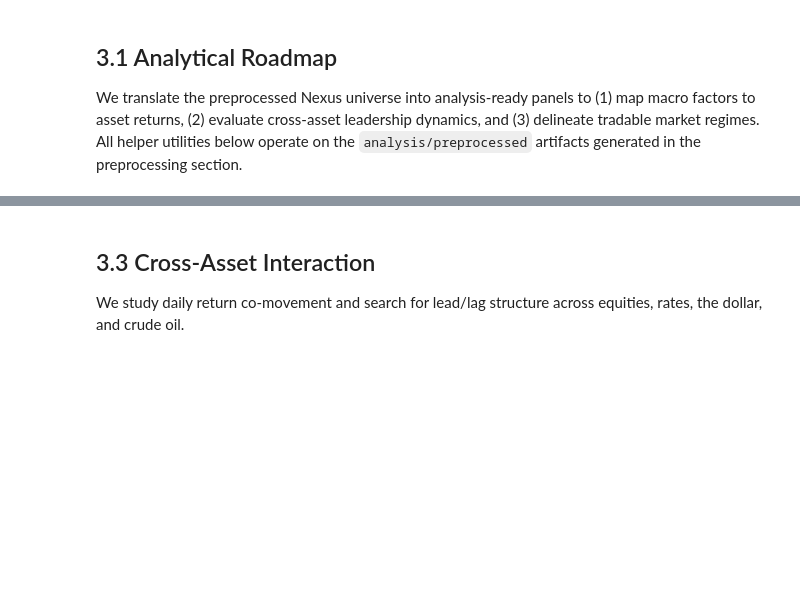
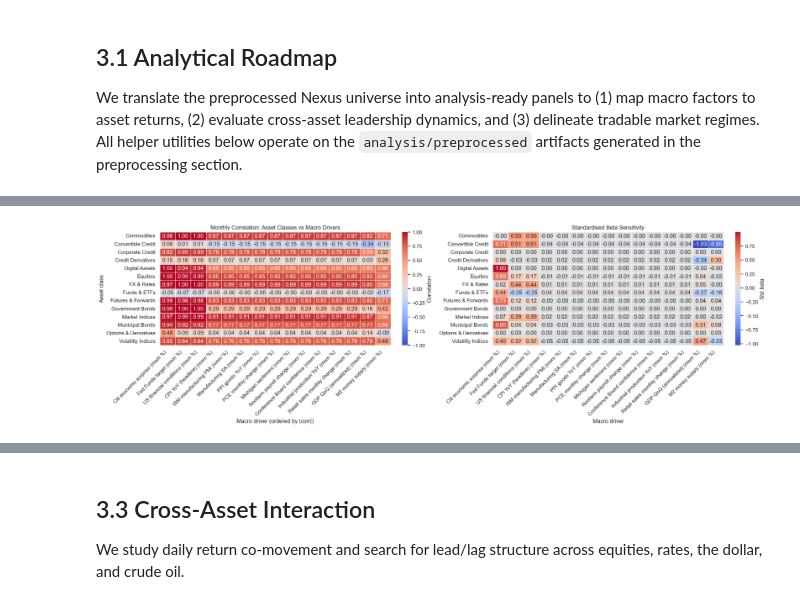
Before and after one commit to kecheng-shi/Nexus-data-preprocessing, a Jupyter notebook: Nexus Data Analysis.ipynb, the cells around one changed output, grey strips where cells are left out. Cells and saved outputs as stored; diff of their text form; code cells hidden in the pictures; blank space fills up the shorter version.

```diff
--- a/Nexus Data Analysis.ipynb
+++ b/Nexus Data Analysis.ipynb
@@ -983,0 +734,18 @@ plt.show()
+# %%
+# Assemble monthly macro signals
+macro_monthly = [
+    to_monthly_macro(load_preprocessed(cfg["stem"]), alias).rename({
+        f"{alias}_level": f"{cfg['label']} (level)",
+        f"{alias}_change": f"{cfg['label']} (mom %)",
+    })
+    for alias, cfg in MACRO_SERIES.items()
+]
+macro_panel = join_on_date(macro_monthly, how="inner")
+macro_change_cols = [f"{cfg['label']} (mom %)" for cfg in MACRO_SERIES.values()]
+macro_pd = (
+    macro_panel.to_pandas()
+    .assign(date=lambda df: pd.to_datetime(df["date"]))
+    .set_index("date")
+    .sort_index()
+)
+macro_changes_pd = macro_pd[macro_change_cols].dropna(how="any")
@@ -983,0 +969,70 @@ plt.show()
+# %%
+import matplotlib.pyplot as plt
+import seaborn as sns
+
+sns.set_theme(style="whitegrid")
+
+asset_labels = asset_class_cols
+macro_cols = macro_change_cols
+
+if not asset_labels or not macro_cols:
+    raise ValueError("Asset classes or macro features missing; rerun previous cells.")
+
+macro_order = sorted(
+    macro_cols,
+    key=lambda col: correlation_matrix.loc[asset_labels, col].abs().mean(),
+    reverse=True,
+)
+asset_macro_corr = correlation_matrix.loc[asset_labels, macro_order].round(3).fillna(0.0)
+beta_heatmap = asset_beta_matrix.reindex(index=asset_labels, columns=macro_order).fillna(0.0)
+
+fig, axes = plt.subplots(1, 2, figsize=(20, 6), constrained_layout=True)
+
+sns.heatmap(
+    asset_macro_corr,
+    cmap="coolwarm",
+    vmin=-1,
+    vmax=1,
+    annot=True,
+    fmt=".2f",
+    linewidths=0.4,
+    cbar_kws={"label": "Correlation"},
+    ax=axes[0],
+)
+axes[0].set_title("Monthly Correlation: Asset Classes vs Macro Drivers")
+axes[0].set_xlabel("Macro driver (ordered by |corr|)")
+axes[0].set_ylabel("Asset class")
+plt.setp(axes[0].get_xticklabels(), rotation=45, ha="right")
+
+sns.heatmap(
+    beta_heatmap,
+    cmap="coolwarm",
+    center=0,
+    annot=True,
+    fmt=".2f",
+    linewidths=0.4,
+    cbar_kws={"label": "Std beta"},
+    ax=axes[1],
+)
+axes[1].set_title("Standardised Beta Sensitivity")
+axes[1].set_xlabel("Macro driver")
+axes[1].set_ylabel("")
+plt.setp(axes[1].get_xticklabels(), rotation=45, ha="right")
+
+plt.show()
+
+r2_plot = asset_rsq_df.dropna(subset=["r_squared"])
+if not r2_plot.empty:
+    r2_plot = r2_plot.set_index("asset_class").reindex(asset_labels).dropna(subset=["r_squared"]).reset_index()
+    fig, ax = plt.subplots(figsize=(10, 6))
+    sns.barplot(data=r2_plot, x="r_squared", y="asset_class", color="#1f77b4", ax=ax)
+    ax.set_title("Regression R^2 by Asset Class")
+    ax.set_xlabel("In-sample R^2")
+    ax.set_ylabel("")
+    for idx, row in r2_plot.iterrows():
+        ax.text(row["r_squared"] + 0.005, idx, f"n={int(row.get('observations', 0))}", va="center", fontsize=9)
+    plt.show()
+else:
+    print("No regression fits available for plotting R^2.")
+# %% [output]
+[figure, added]
```
Also changed, not shown: parts of 21 cells of this notebook, 1 other file.
